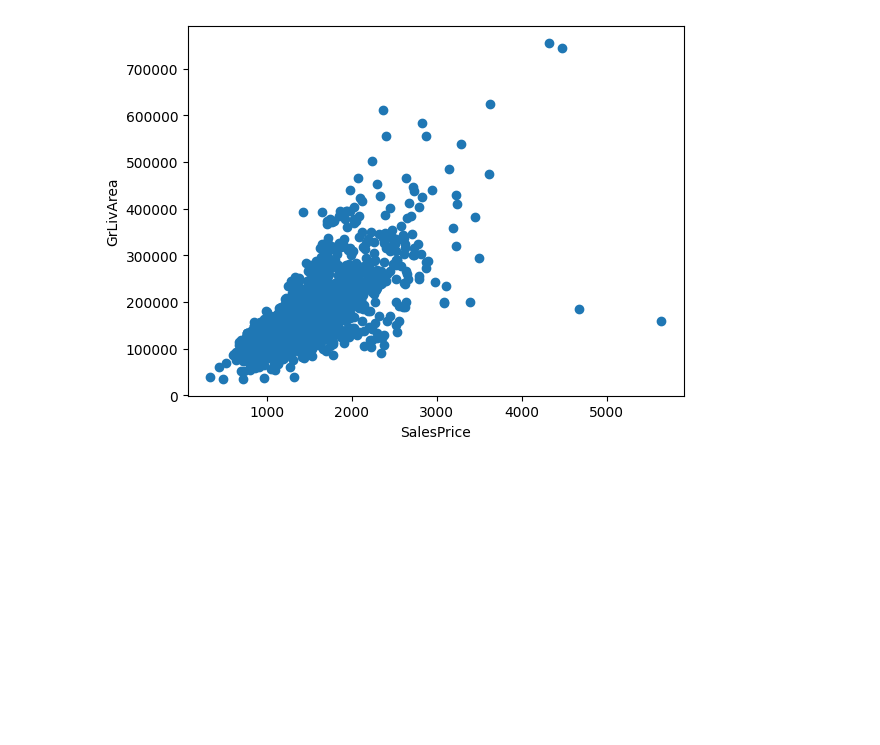
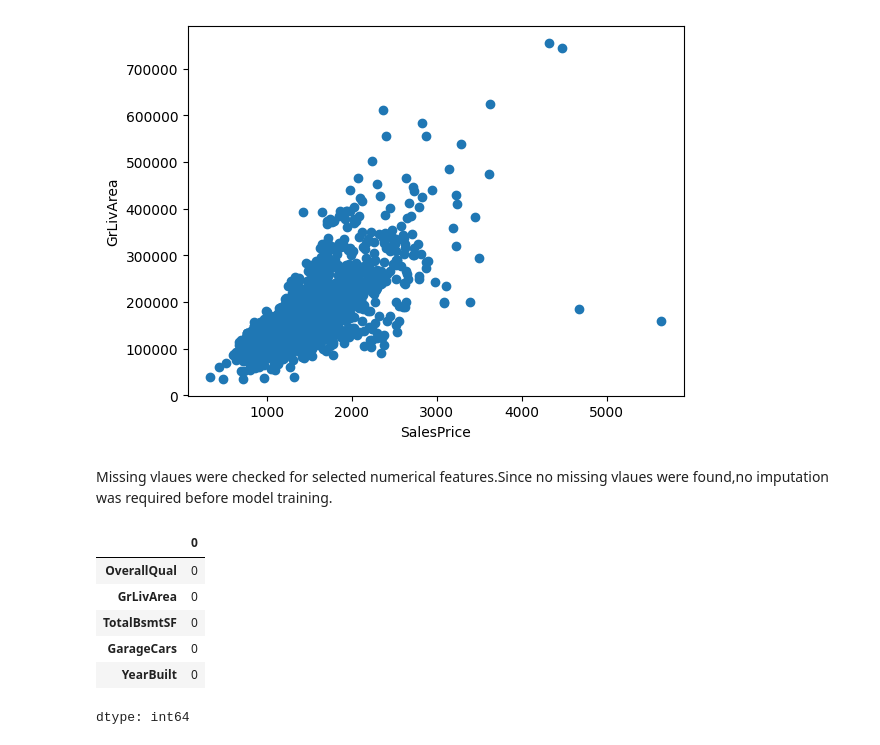
Before and after one commit to shaiksuhail-824/house-price-predition-linear-ridge-lasso, a Jupyter notebook: House_Price_Prediction_Linear_Ridge_Lasso.ipynb, the cells around one changed output. Drawn from its saved outputs; the diff is of its cells as text; code cells hidden in the pictures; blank space fills up the shorter version.

```diff
--- a/House_Price_Prediction_Linear_Ridge_Lasso.ipynb
+++ b/House_Price_Prediction_Linear_Ridge_Lasso.ipynb
@@ -48,3 +68,21 @@ plt.ylabel("GrLivArea")
 # %% [output]
 Text(0, 0.5, 'GrLivArea')
 [figure]
+# %% [markdown]
+Missing vlaues were checked for selected numerical features.Since no missing vlaues were found,no imputation was required before model training.
+# %%
+features = ['OverallQual', 'GrLivArea', 'TotalBsmtSF',
+            'GarageCars', 'YearBuilt']
+
+X = df[features]
+y = df['SalePrice']
+# %%
+X.isnull().sum()
+# %% [output]
+|  | 0 |
+| OverallQual | 0 |
+| GrLivArea | 0 |
+| TotalBsmtSF | 0 |
+| GarageCars | 0 |
+| YearBuilt | 0 |
+dtype: int64
```
Also changed, not shown: parts of 4 cells of this notebook.
